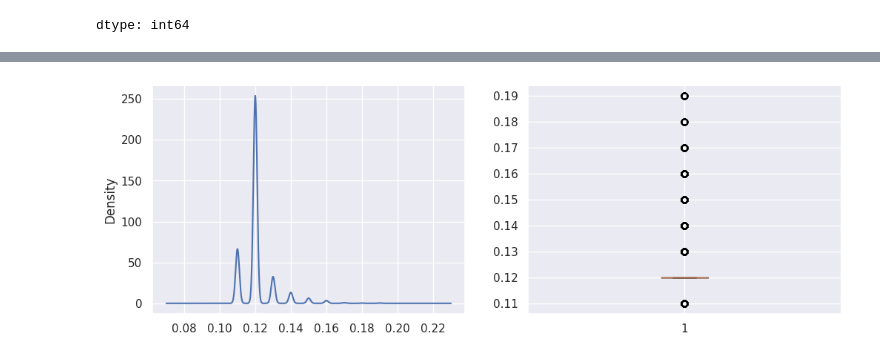
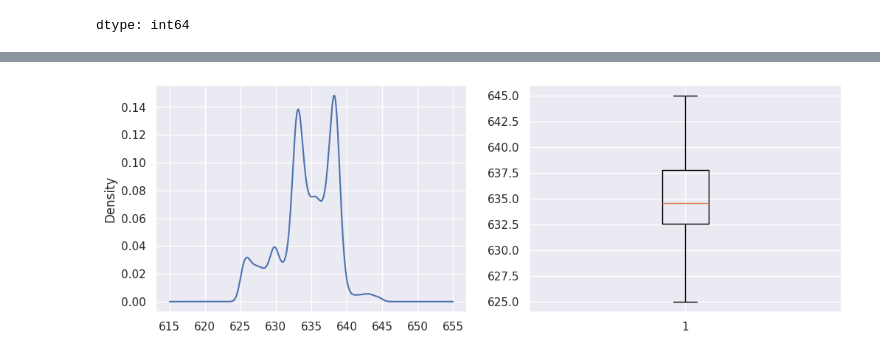
Before and after one commit to johanpowereng/belajar-machine-learning, a Jupyter notebook: Deviation_FW_MS_Flow.ipynb, the cells around one changed output, grey strips where cells are left out. Drawn from its saved outputs; the diff is of its cells as text; code cells hidden in the pictures.

```diff
--- a/Deviation_FW_MS_Flow.ipynb
+++ b/Deviation_FW_MS_Flow.ipynb
@@ -148,0 +151,7 @@ dtype: int64
+# %%
+grosMW.lt= df[ (df['Gross MW'] <= 625)  ].index
+df.drop(grosMW.lt , inplace=True)
+# %%
+grosMW.gt= df[ (df['Gross MW'] >= 645)  ].index
+df.drop(grosMW.gt , inplace=True)
+df.head(5)
@@ -149,9 +174,9 @@ dtype: int64
 # %%
 f = plt.figure(figsize=(12,4))
 f.add_subplot(1,2,1)
-df['SB Press'].plot(kind='kde')
+df['Gross MW'].plot(kind='kde')
 f.add_subplot(1,2,2)
-plt.boxplot(df['SB Press'])
+plt.boxplot(df['Gross MW'])
 plt.show()
 # %% [output]
-[figure, old version]
+[figure, new version]
```
Also changed, not shown: parts of 4 cells of this notebook.
